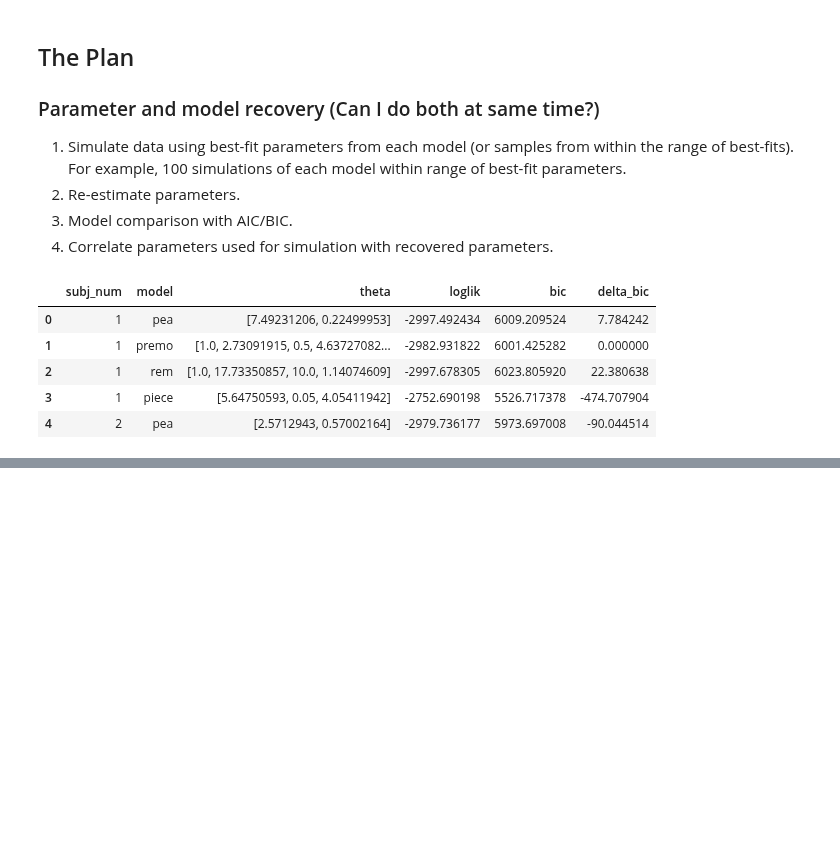
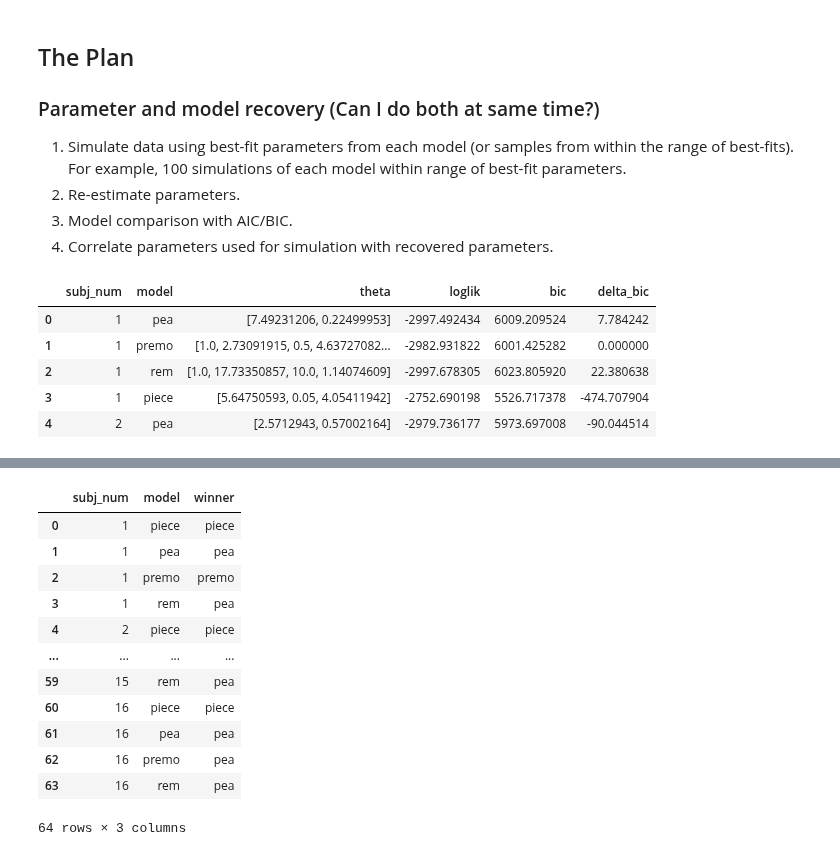
Before and after one commit to ccmlab-ubc/ige-ege, a Jupyter notebook: experiment-1/scripts/parameter-model-recovery.ipynb, the cells around one changed output, grey strips where cells are left out. Cells and saved outputs as stored; diff of their text form; code cells hidden in the pictures; blank space fills up the shorter version.

```diff
--- a/experiment-1/scripts/parameter-model-recovery.ipynb
+++ b/experiment-1/scripts/parameter-model-recovery.ipynb
@@ -223,0 +477,16 @@ df_model = pd.DataFrame({
+# %%
+df_model
+# %% [output]
+|  | subj_num | model | winner |
+| 0 | 1 | piece | piece |
+| 1 | 1 | pea | pea |
+| 2 | 1 | premo | premo |
+| 3 | 1 | rem | pea |
+| 4 | 2 | piece | piece |
+| ... | ... | ... | ... |
+| 59 | 15 | rem | pea |
+| 60 | 16 | piece | piece |
+| 61 | 16 | pea | pea |
+| 62 | 16 | premo | pea |
+| 63 | 16 | rem | pea |
+64 rows × 3 columns
```
Also changed, not shown: parts of 6 cells of this notebook, 1 other file.
